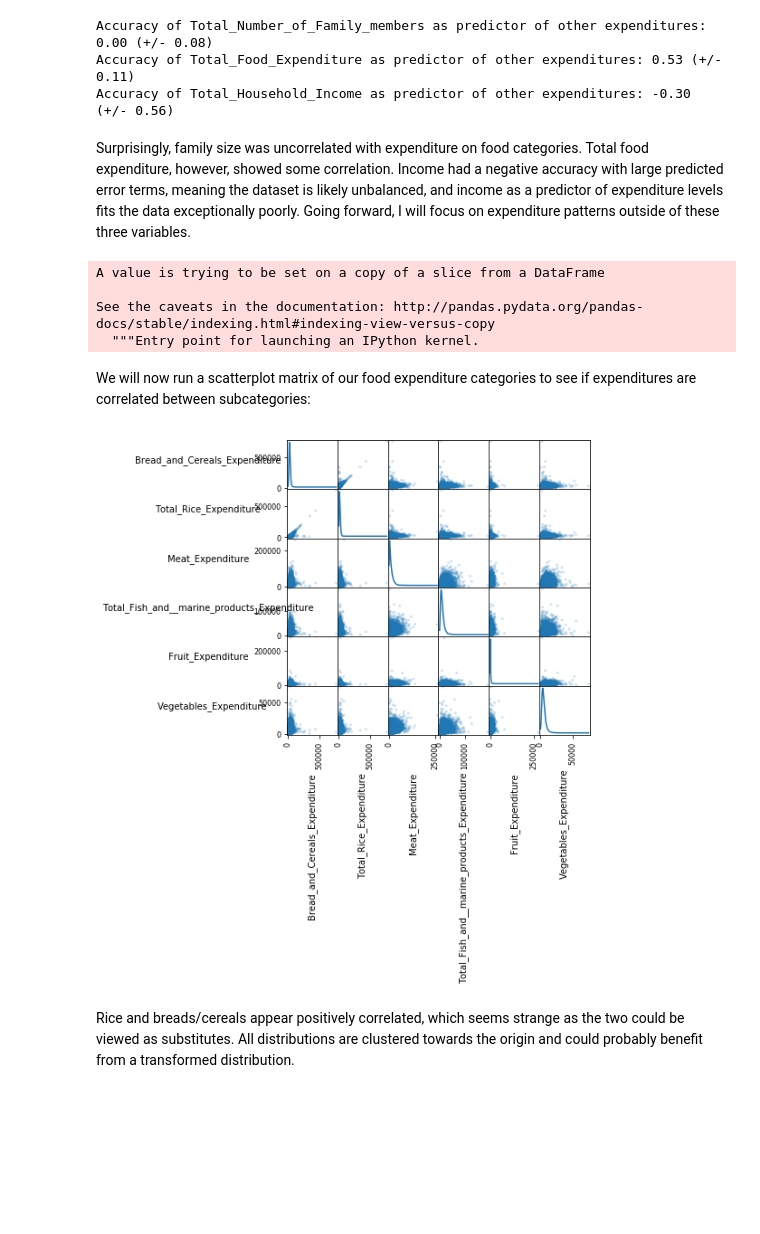
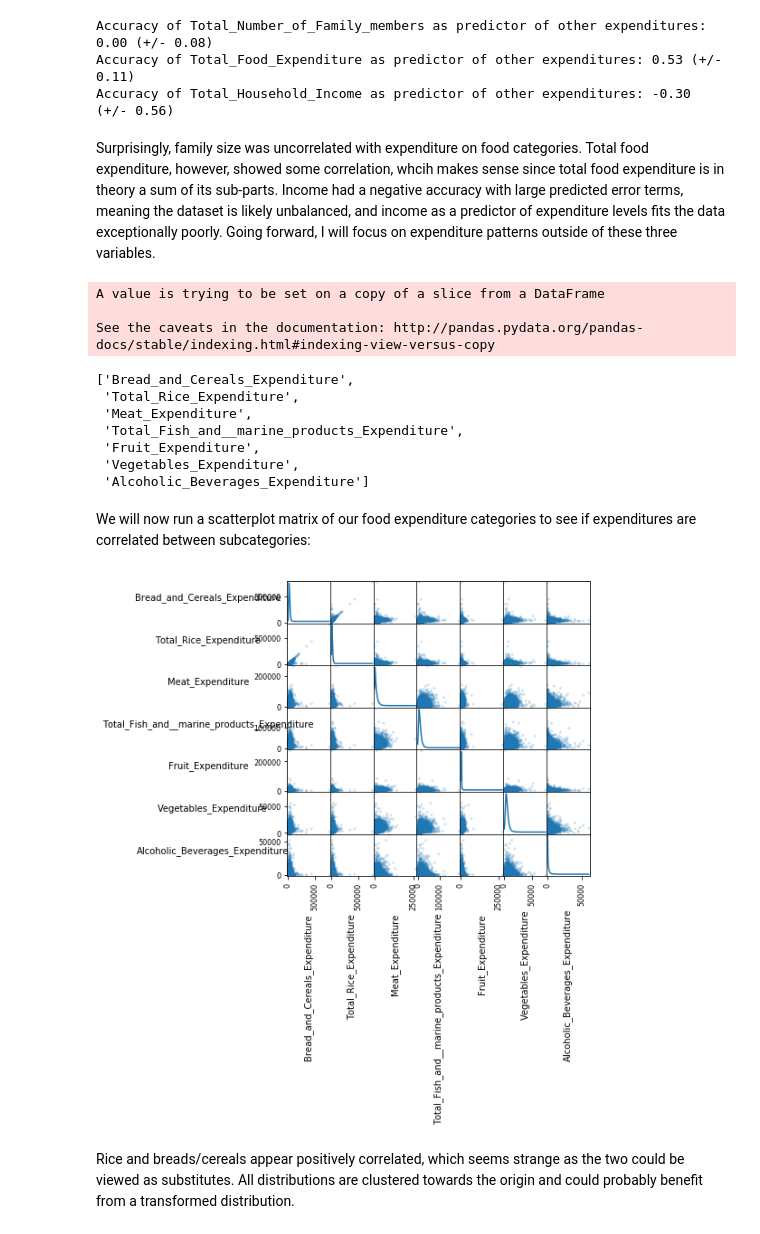
Before and after one commit to briantfriederich/Clustering_Philippine_Household_Consumption, a Jupyter notebook: Clustering_Philippine_Household_Consumption.ipynb, the cells around one changed output. Saved outputs shown, nothing was run; the diff lists cells and outputs as text; code cells hidden in the pictures; blank space fills up the shorter version.

```diff
--- a/Clustering_Philippine_Household_Consumption.ipynb
+++ b/Clustering_Philippine_Household_Consumption.ipynb
@@ -87,33 +87,37 @@ Accuracy of Total_Number_of_Family_members as predictor of other expenditures: 0
 Accuracy of Total_Food_Expenditure as predictor of other expenditures: 0.53 (+/- 0.11)
 Accuracy of Total_Household_Income as predictor of other expenditures: -0.30 (+/- 0.56)
 # %% [markdown]
-Surprisingly, family size was uncorrelated with expenditure on food categories. Total food expenditure, however, showed some correlation. Income had a negative accuracy with large predicted error terms, meaning the dataset is likely unbalanced, and income as a predictor of expenditure levels fits the data exceptionally poorly. Going forward, I will focus on expenditure patterns outside of these three variables.
+Surprisingly, family size was uncorrelated with expenditure on food categories. Total food expenditure, however, showed some correlation, whcih makes sense since total food expenditure is in theory a sum of its sub-parts. Income had a negative accuracy with large predicted error terms, meaning the dataset is likely unbalanced, and income as a predictor of expenditure levels fits the data exceptionally poorly. Going forward, I will focus on expenditure patterns outside of these three variables.
 # %%
-df.drop(['Total_Number_of_Family_members'], axis = 1, inplace = True)
+df.drop(['Total_Number_of_Family_members', 'Total_Food_Expenditure',
+                   'Total_Household_Income'], axis = 1, inplace = True)
+list(df.columns.values)
 # %% [output]
 A value is trying to be set on a copy of a slice from a DataFrame
 
 See the caveats in the documentation: http://pandas.pydata.org/pandas-docs/stable/indexing.html#indexing-view-versus-copy
-  """Entry point for launching an IPython kernel.
+['Bread_and_Cereals_Expenditure',
+ 'Total_Rice_Expenditure',
+ 'Meat_Expenditure',
+ 'Total_Fish_and__marine_products_Expenditure',
+ 'Fruit_Expenditure',
+ 'Vegetables_Expenditure',
+ 'Alcoholic_Beverages_Expenditure']
 # %% [markdown]
 We will now run a scatterplot matrix of our food expenditure categories to see if expenditures are correlated between subcategories:
 # %%
 # Run scatter matrix on food expenditure variables to check for correlations
 from pandas.plotting import scatter_matrix
-scatter_df = df[['Bread_and_Cereals_Expenditure',
-           'Total_Rice_Expenditure', 'Meat_Expenditure',
-           'Total_Fish_and__marine_products_Expenditure', 'Fruit_Expenditure',
-           'Vegetables_Expenditure']]
-scatter = pd.scatter_matrix(scatter_df, alpha=0.2, figsize=(6, 6), diagonal='kde')
-n = len(scatter_df.columns)
+scatter = pd.scatter_matrix(df, alpha=0.2, figsize=(6, 6), diagonal='kde')
+n = len(df.columns)
 for x in range(n):
     for y in range(n):
         ax = scatter[x, y]
         ax.xaxis.label.set_rotation(90)
         ax.yaxis.label.set_rotation(0)
         ax.yaxis.labelpad = 50
 # %% [output]
-[figure, old version]
+[figure, new version]
 # %% [markdown]
 Rice and breads/cereals appear positively correlated, which seems strange as the two could be viewed as substitutes. All distributions are clustered towards the origin and could probably benefit from a transformed distribution.
 # %% [markdown]
```
Also changed, not shown: parts of 2 cells of this notebook.
